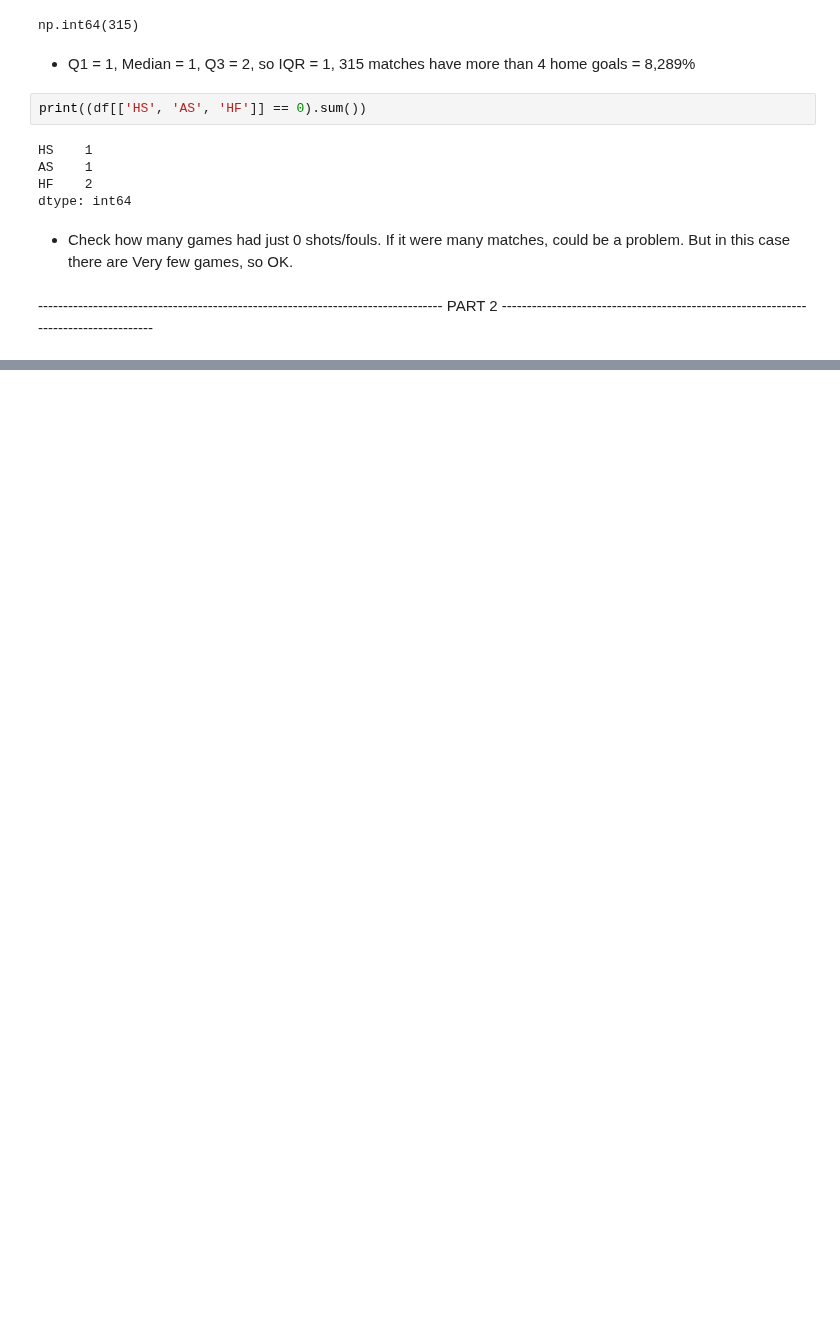
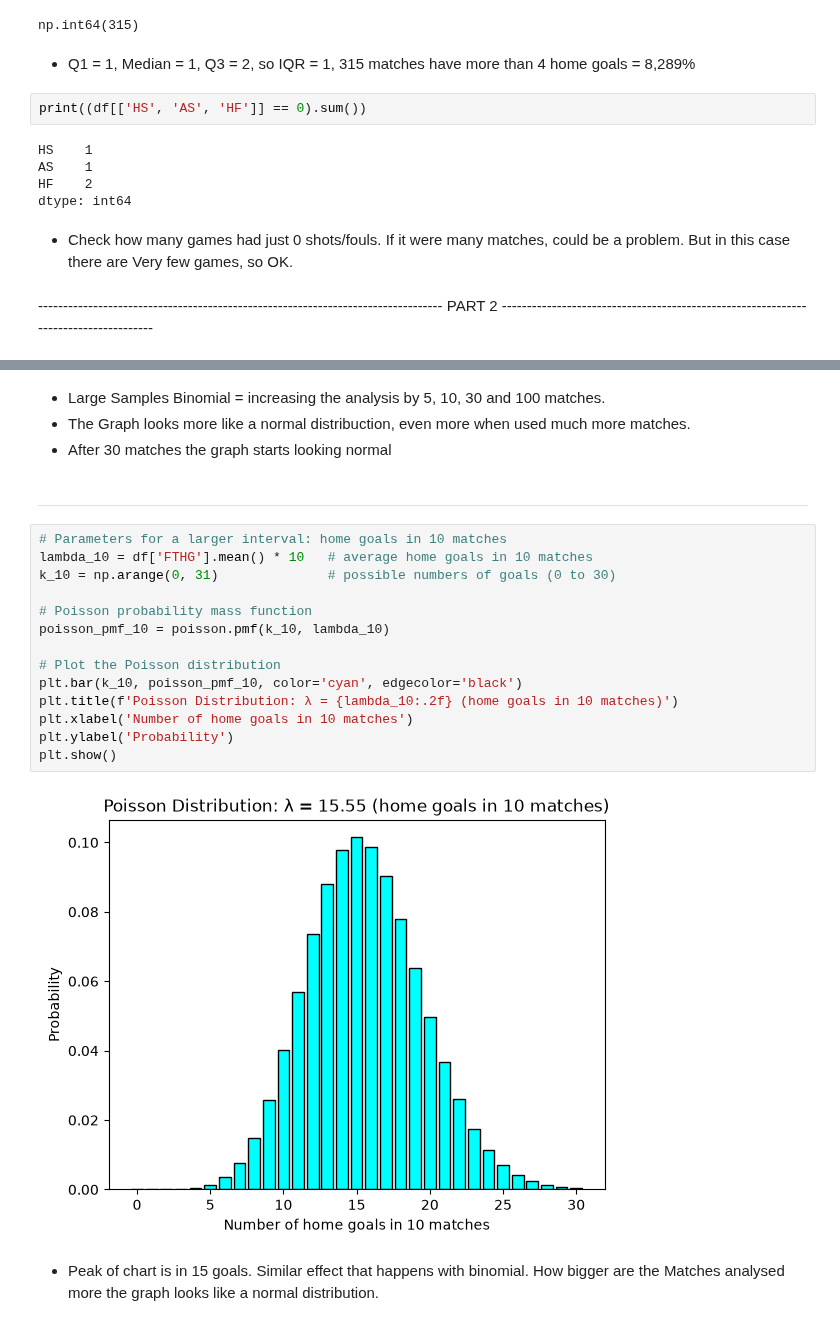
Before and after one commit to 2026297-cyber/Statistical-Techniques, a Jupyter notebook: ProjectStatisticalTechniques.ipynb, the cells around one changed output, grey strips where cells are left out. Saved outputs shown, nothing was run; the diff lists cells and outputs as text; blank space fills up the shorter version.

Commit message:
update
part 2 conclude, starting next day part 3

```diff
--- a/ProjectStatisticalTechniques.ipynb
+++ b/ProjectStatisticalTechniques.ipynb
@@ -272,0 +351,24 @@ dtype: int64
+# %% [markdown]
+- Large Samples Binomial = increasing the analysis by 5, 10, 30 and 100 matches.
+- The Graph looks more like a normal distribuction, even more when used much more matches.
+- After 30 matches the graph starts looking normal
+# %% [markdown]
+-----------------------------------------------------------------------------------------------------------------------------------------------------------------------------------------------
+# %%
+# Parameters for a larger interval: home goals in 10 matches
+lambda_10 = df['FTHG'].mean() * 10   # average home goals in 10 matches
+k_10 = np.arange(0, 31)              # possible numbers of goals (0 to 30)
+
+# Poisson probability mass function
+poisson_pmf_10 = poisson.pmf(k_10, lambda_10)
+
+# Plot the Poisson distribution
+plt.bar(k_10, poisson_pmf_10, color='cyan', edgecolor='black')
+plt.title(f'Poisson Distribution: λ = {lambda_10:.2f} (home goals in 10 matches)')
+plt.xlabel('Number of home goals in 10 matches')
+plt.ylabel('Probability')
+plt.show()
+# %% [output]
+[figure, added]
+# %% [markdown]
+- Peak of chart is in 15 goals. Similar effect that happens with binomial. How bigger are the Matches analysed more the graph looks like a normal distribution.
```
Also changed, not shown: parts of 9 cells of this notebook.
